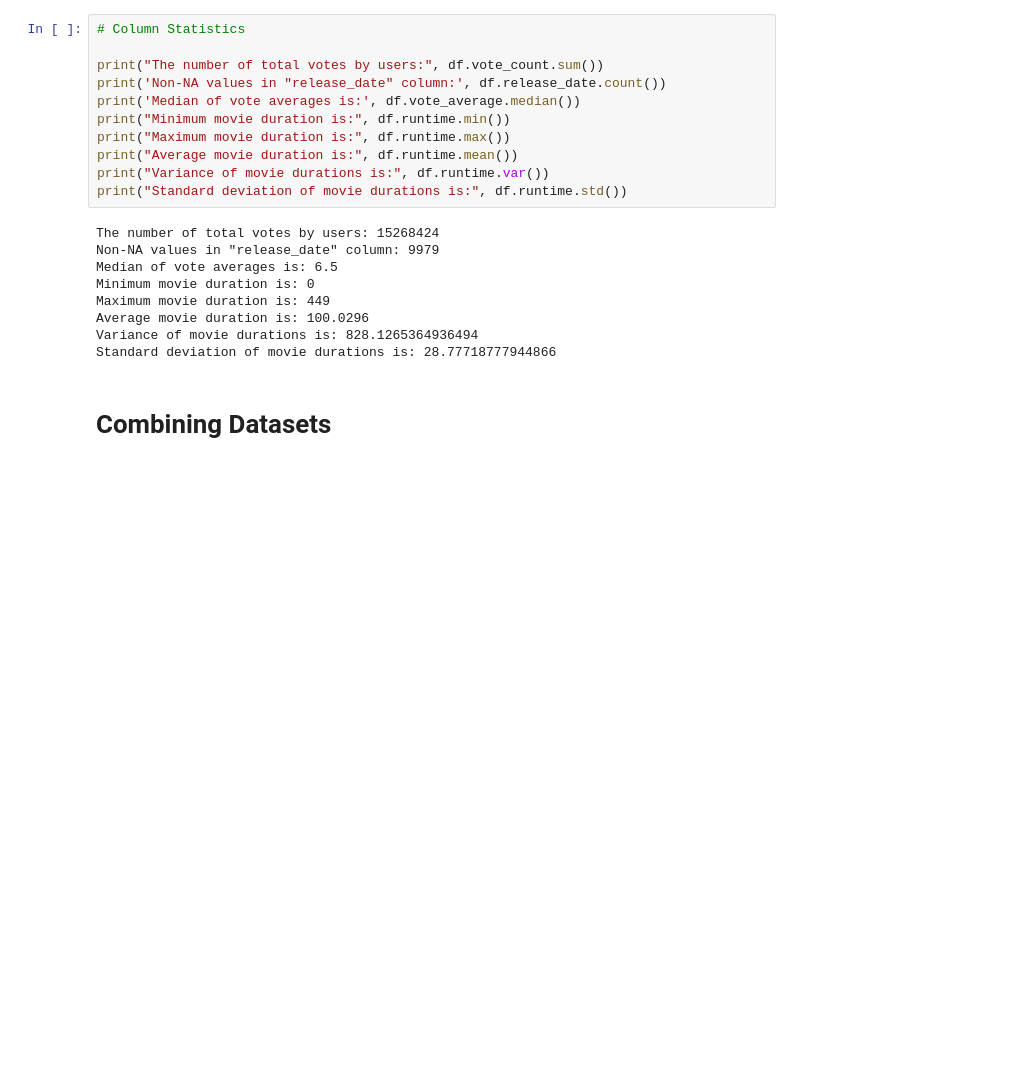
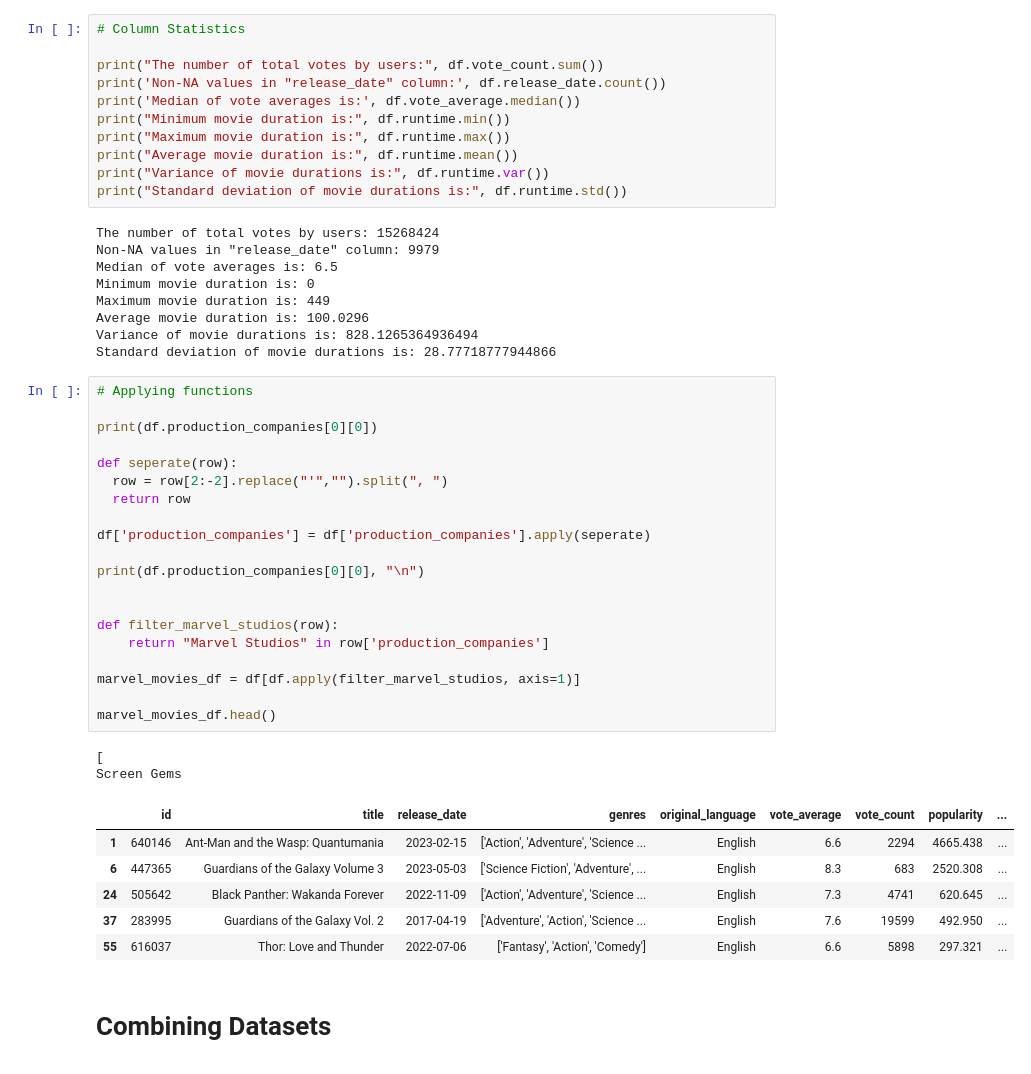
Before and after one commit to Exion007/Colab, a Jupyter notebook: pandas_intro.ipynb, the cells around one changed output. Saved outputs shown, nothing was run; the diff lists cells and outputs as text; blank space fills up the shorter version.

```diff
--- a/pandas_intro.ipynb
+++ b/pandas_intro.ipynb
@@ -279,6 +279,35 @@ Maximum movie duration is: 449
 Average movie duration is: 100.0296
 Variance of movie durations is: 828.1265364936494
 Standard deviation of movie durations is: 28.77718777944866
+# %%
+# Applying functions
+
+print(df.production_companies[0][0])
+
+def seperate(row):
+  row = row[2:-2].replace("'","").split(", ")
+  return row
+
+df['production_companies'] = df['production_companies'].apply(seperate)
+
+print(df.production_companies[0][0], "\n")
+
+
+def filter_marvel_studios(row):
+    return "Marvel Studios" in row['production_companies']
+
+marvel_movies_df = df[df.apply(filter_marvel_studios, axis=1)]
+
+marvel_movies_df.head()
+# %% [output]
+[
+Screen Gems
+|  | id | title | release_date | genres | original_language | vote_average | vote_count | popularity | ... |
+| 1 | 640146 | Ant-Man and the Wasp: Quantumania | 2023-02-15 | ['Action', 'Adventure', 'Science ... | English | 6.6 | 2294 | 4665.438 | ... |
+| 6 | 447365 | Guardians of the Galaxy Volume 3 | 2023-05-03 | ['Science Fiction', 'Adventure', ... | English | 8.3 | 683 | 2520.308 | ... |
+| 24 | 505642 | Black Panther: Wakanda Forever | 2022-11-09 | ['Action', 'Adventure', 'Science ... | English | 7.3 | 4741 | 620.645 | ... |
+| 37 | 283995 | Guardians of the Galaxy Vol. 2 | 2017-04-19 | ['Adventure', 'Action', 'Science ... | English | 7.6 | 19599 | 492.950 | ... |
+| 55 | 616037 | Thor: Love and Thunder | 2022-07-06 | ['Fantasy', 'Action', 'Comedy'] | English | 6.6 | 5898 | 297.321 | ... |
 # %% [markdown]
 # Combining Datasets
 
```
